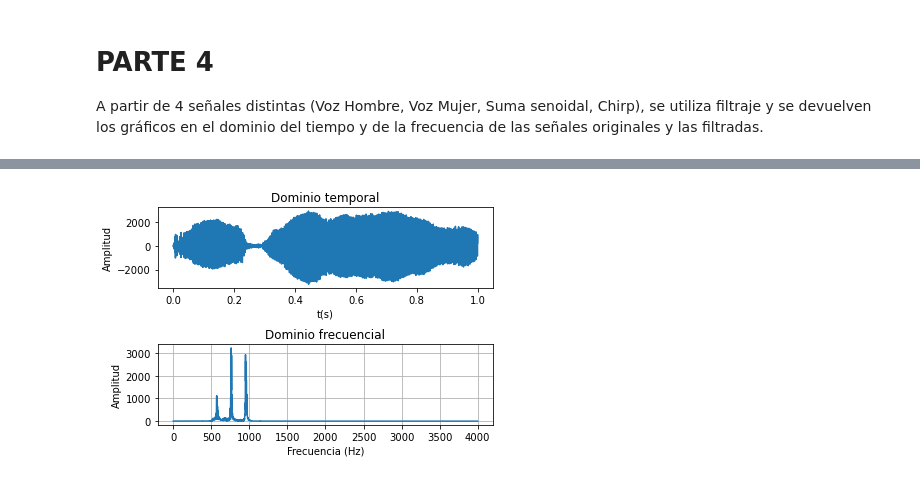
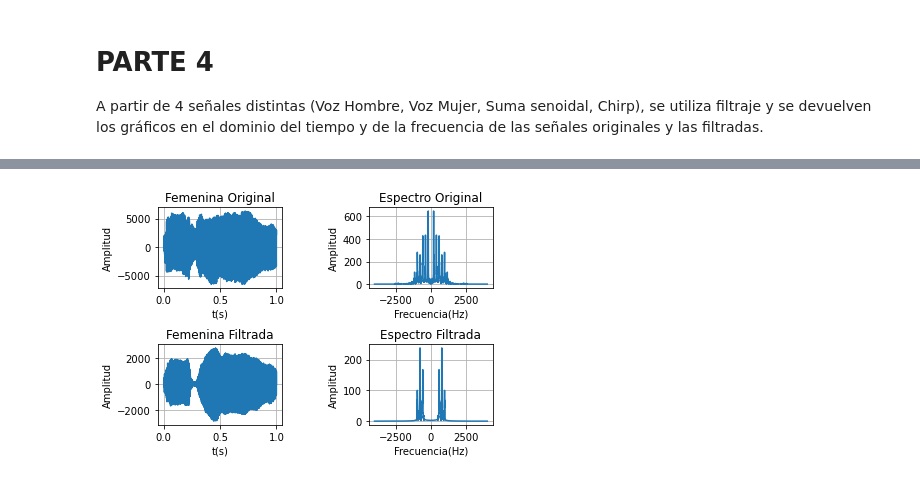
Before and after one commit to martin-nct/sys_untref, a Jupyter notebook: TP2PARTE4.ipynb, the cells around one changed output, grey strips where cells are left out. Saved outputs shown, nothing was run; the diff lists cells and outputs as text; code cells hidden in the pictures.

```diff
--- a/TP2PARTE4.ipynb
+++ b/TP2PARTE4.ipynb
@@ -163,25 +168,34 @@ plot_impz(b2,a2,l=400)
 # %%
 # Se filtra la señal de voz femenina:
 fem_filt = signal.filtfilt(b2,a2,fem)
 
-# Se guarda la señal en un archivo wav
-# fem_filt = fem_filt.astype(np.int16)
-# wav.write('VozMujer_filt.wav',fs,fem_filt)
+# Descomentar para guardar la señal en un archivo wav
+#fem_filt = fem_filt.astype(np.int16)
+#wav.write('VozMujer_filt.wav',fs,fem_filt)
 
-# Se calcula la transformada de la señal filtrada
-ffilt = np.fft.rfftfreq(len(fem_filt), 1/fs);
-FEM_filt = abs(np.fft.rfft(fem_filt));
-FEM_filt = FEM_filt / max(FEM_filt) * max(max(fem_filt),abs(min(fem_filt)));
+# Se calcula la transformada de la señal filtrada con el módulo fft de numpy
+#ffilt = np.fft.rfftfreq(len(fem_filt), 1/fs);
+#FEM_filt = abs(np.fft.rfft(fem_filt));
+#FEM_filt = FEM_filt / max(FEM_filt) * max(max(fem_filt),abs(min(fem_filt)));
 
-plt.subplots(2,1), plt.subplots_adjust(hspace=0.7)
-plt.subplot(2,1,1), plt.plot(t, fem_filt)
-plt.xlabel('t(s)'), plt.ylabel('Amplitud'), plt.title('Dominio temporal')
-plt.subplot(2,1,2), plt.plot(ffilt, FEM_filt)
-plt.xlabel('Frecuencia (Hz)'), plt.ylabel('Amplitud'), plt.title('Dominio frecuencial')
-plt.grid()
+fig, ((ax1, ax2), (ax3, ax4)) = plt.subplots(2,2) ; plt.subplots_adjust(hspace=0.7, wspace=0.7)
+
+ax1.plot(t,fem)
+ax1.set_xlabel('t(s)'), ax1.set_ylabel('Amplitud'), ax1.set_title('Femenina Original')
+ax1.grid()
+
+fftplot2.graficar_fft(fem, fs, ax2,N=1024,title='Espectro Original')
+ax2.set_xlabel('Frecuencia(Hz)'), ax2.set_ylabel('Amplitud')
+ax2.grid()
+
+ax3.plot(t,fem_filt)
+ax3.set_xlabel('t(s)'), ax3.set_ylabel('Amplitud'), ax3.set_title('Femenina Filtrada'); ax3.grid()
+
+fftplot2.graficar_fft(fem_filt, fs, ax4,N=1024,title='Espectro Filtrada')
+ax4.set_xlabel('Frecuencia(Hz)'), ax4.set_ylabel('Amplitud'), ax4.grid()
 plt.show()
 # %% [output]
-[figure, old version]
+[figure, new version]
 # %%
 # Reproducir la señal original
 ipd.Audio(fem, rate=fs)
```
Also changed, not shown: parts of 18 cells of this notebook.
